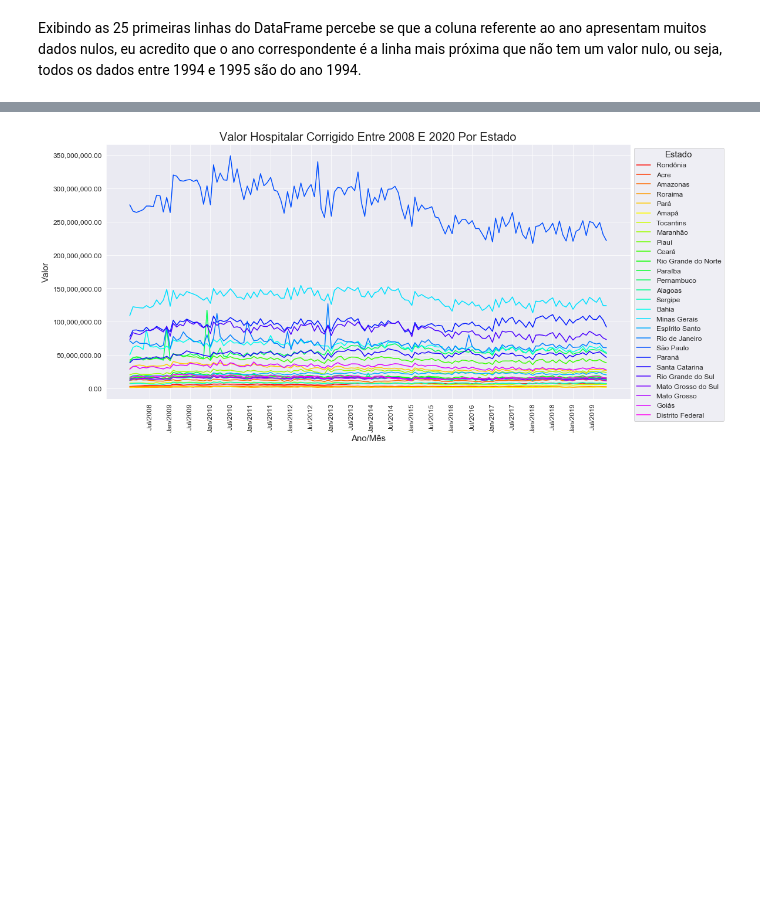
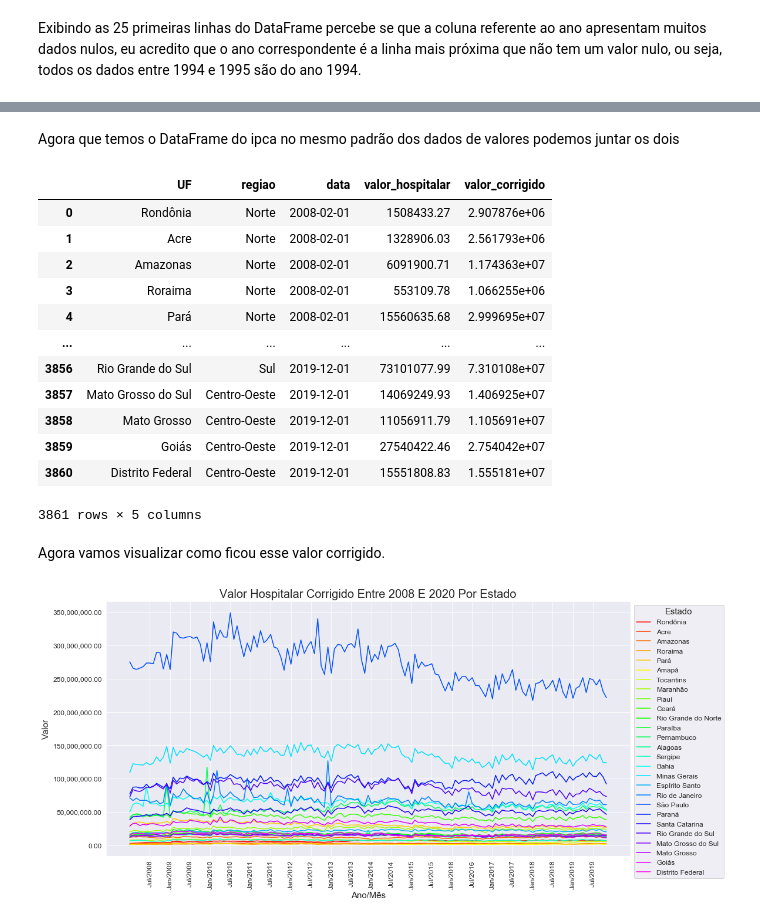
Before and after one commit to PedroHCAlmeida/Projeto_final_M1_bootcamp_alura, a Jupyter notebook: notebooks/limpeza_valor_hospitalar.ipynb, the cells around one changed output, grey strips where cells are left out. Drawn from its saved outputs; the diff is of its cells as text; code cells hidden in the pictures; blank space fills up the shorter version.

```diff
--- a/notebooks/limpeza_valor_hospitalar.ipynb
+++ b/notebooks/limpeza_valor_hospitalar.ipynb
@@ -150,0 +149,3 @@ Além disso eu vou tentar converter os dados da coluna referente ao ipca para in
+# %%
+ipca['Ano'] = ipca['Ano'].fillna(method='ffill')
+ipca.head(25)
@@ -151,13 +194,7 @@ Além disso eu vou tentar converter os dados da coluna referente ao ipca para in
 # %%
-ano_atual = ipca['Ano'][0]
 for i in range(len(ipca['Ano'])):
     try:
-        ano_atual=int(ipca['Ano'][i])
-    except:
-        ipca['Ano'][i] = ano_atual
-    try:
-        ip = int(ipca['ipca_93'][i])
+        int(ipca['Ano'][i])
+        int(ipca['ipca_93'][i])
     except:
         ipca = ipca.drop(i)
-
-ipca
@@ -179,0 +203,4 @@ Agora parece que os dados estão mais
+# %%
+ipca['Ano'] = ipca['Ano'].astype('int64')
+ipca['ipca_93'] = ipca['ipca_93'].astype('float64')
+ipca
@@ -199,5 +272,29 @@ ipca
 144 rows × 2 columns
+# %% [markdown]
+Agora que temos o DataFrame do ipca no mesmo padrão dos dados de valores podemos juntar os dois
 # %%
+#Juntando os dois DataFrames
 dados = dados.merge(ipca, on='data')
+
+#Caluclando o valor pela inflação em relação ao último mês
 dados['valor_corrigido'] =dados['valor_hospitalar'] / dados['ipca_93']
 dados['valor_corrigido'] = dados['valor_corrigido'].astype('float64')
+
+#Eliminando a coluna do ipca
+dados=dados.drop(columns='ipca_93')
+
+dados
+# %% [output]
+|  | UF | regiao | data | valor_hospitalar | valor_corrigido |
+| 0 | Rondônia | Norte | 2008-02-01 | 1508433.27 | 2.907876e+06 |
+| 1 | Acre | Norte | 2008-02-01 | 1328906.03 | 2.561793e+06 |
+| 2 | Amazonas | Norte | 2008-02-01 | 6091900.71 | 1.174363e+07 |
+| 3 | Roraima | Norte | 2008-02-01 | 553109.78 | 1.066255e+06 |
+| 4 | Pará | Norte | 2008-02-01 | 15560635.68 | 2.999695e+07 |
+| ... | ... | ... | ... | ... | ... |
+| 3856 | Rio Grande do Sul | Sul | 2019-12-01 | 73101077.99 | 7.310108e+07 |
+| 3857 | Mato Grosso do Sul | Centro-Oeste | 2019-12-01 | 14069249.93 | 1.406925e+07 |
+| 3858 | Mato Grosso | Centro-Oeste | 2019-12-01 | 11056911.79 | 1.105691e+07 |
+| 3859 | Goiás | Centro-Oeste | 2019-12-01 | 27540422.46 | 2.754042e+07 |
+| 3860 | Distrito Federal | Centro-Oeste | 2019-12-01 | 15551808.83 | 1.555181e+07 |
+3861 rows × 5 columns
@@ -206,3 +301,5 @@ dados=dados.drop(columns='ipca_93')
+# %% [markdown]
+Agora vamos visualizar como ficou esse valor corrigido.
 # %%
 plot_grafico_linha(dados, y='valor_corrigido', title='Valor Hospitalar Corrigido Entre 2008 E 2020 Por Estado', legend_title='Estado', ylabel='Valor')
 # %% [output]
```
Also changed, not shown: parts of 22 cells of this notebook, 3 other files.
